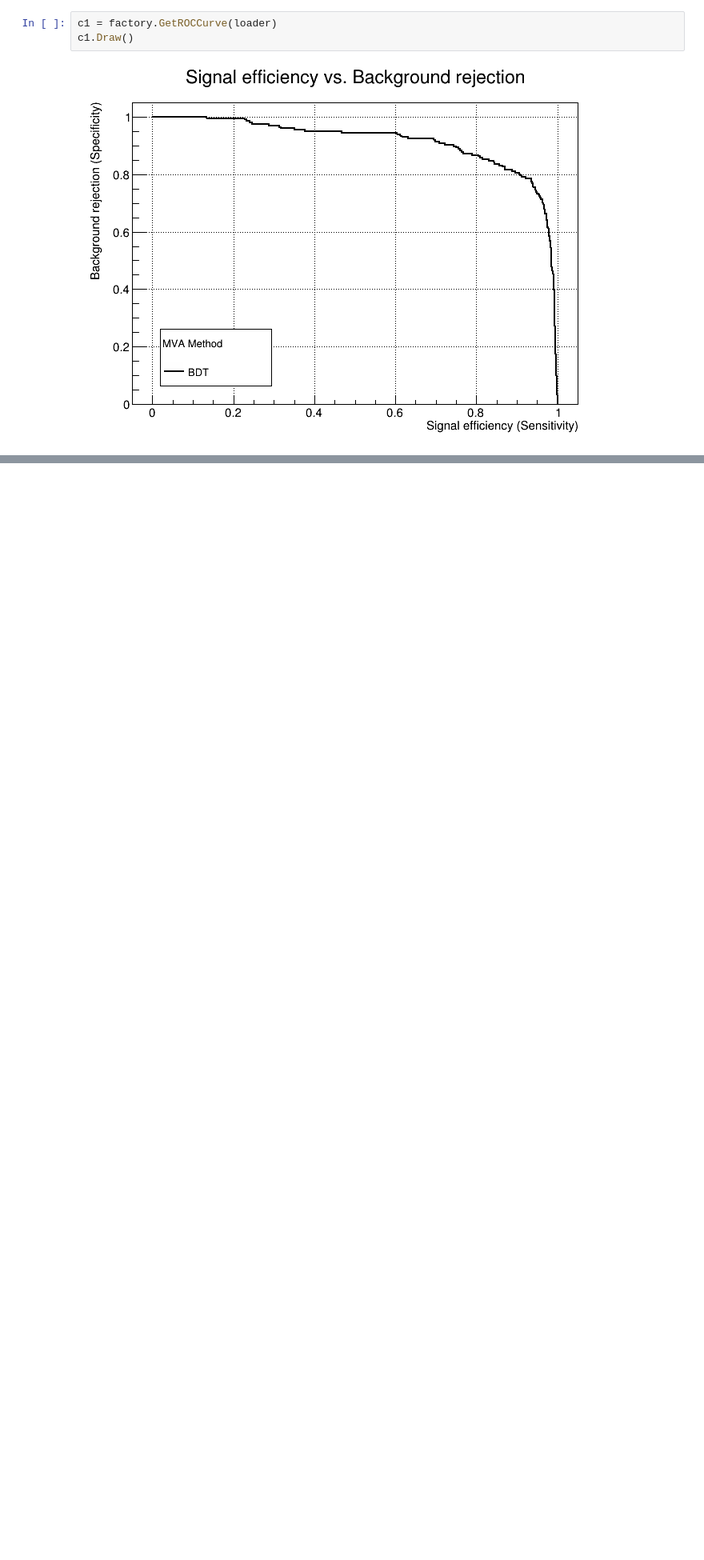
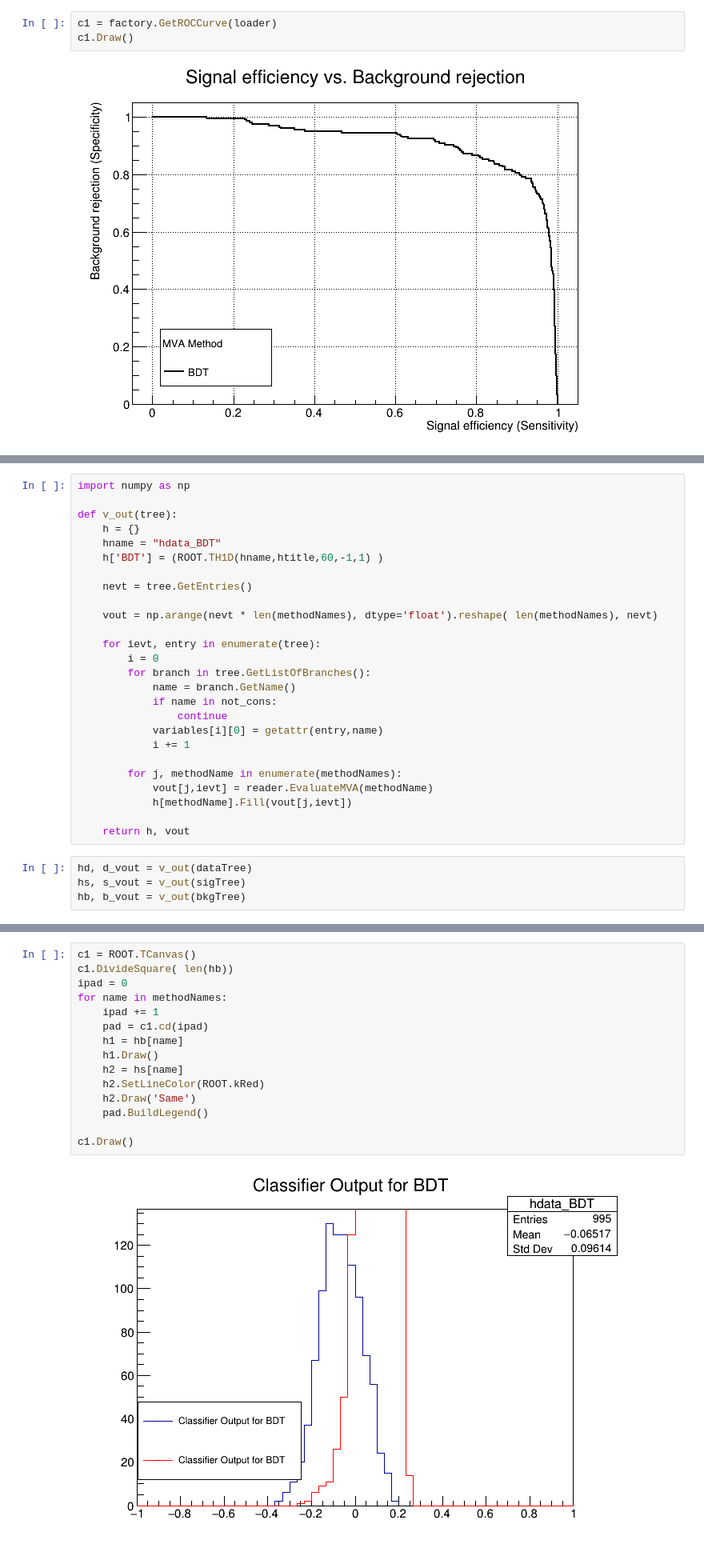
Before and after one commit to arodel21/Boosted_Di-Higgs_Identification, a Jupyter notebook: notebooks/Di-Higgs/Testing_BDT_New.ipynb, the cells around one changed output, grey strips where cells are left out. Shown at 80% size. Drawn from its saved outputs; the diff is of its cells as text; blank space fills up the shorter version.

Commit message:
BDT with Reader working

```diff
--- a/notebooks/Di-Higgs/Testing_BDT_New.ipynb
+++ b/notebooks/Di-Higgs/Testing_BDT_New.ipynb
@@ -262,0 +289,30 @@ for evt in range(data_tree.GetEntries()):
+# %%
+import numpy as np
+
+def v_out(tree):
+    h = {}
+    hname = "hdata_BDT"
+    h['BDT'] = (ROOT.TH1D(hname,htitle,60,-1,1) )
+
+    nevt = tree.GetEntries()
+
+    vout = np.arange(nevt * len(methodNames), dtype='float').reshape( len(methodNames), nevt)
+
+    for ievt, entry in enumerate(tree):
+        i = 0
+        for branch in tree.GetListOfBranches():
+            name = branch.GetName()
+            if name in not_cons:
+                continue
+            variables[i][0] = getattr(entry,name)
+            i += 1
+
+        for j, methodName in enumerate(methodNames):
+            vout[j,ievt] = reader.EvaluateMVA(methodName)
+            h[methodName].Fill(vout[j,ievt])
+
+    return h, vout
+# %%
+hd, d_vout = v_out(dataTree)
+hs, s_vout = v_out(sigTree)
+hb, b_vout = v_out(bkgTree)
@@ -262,0 +329,17 @@ for evt in range(data_tree.GetEntries()):
+# %%
+c1 = ROOT.TCanvas()
+c1.DivideSquare( len(hb))
+ipad = 0
+for name in methodNames:
+    ipad += 1
+    pad = c1.cd(ipad)
+    h1 = hb[name]
+    h1.Draw()
+    h2 = hs[name]
+    h2.SetLineColor(ROOT.kRed)
+    h2.Draw('Same')
+    pad.BuildLegend()
+
+c1.Draw()
+# %% [output]
+[figure, added]
```
Also changed, not shown: parts of 20 cells of this notebook.
